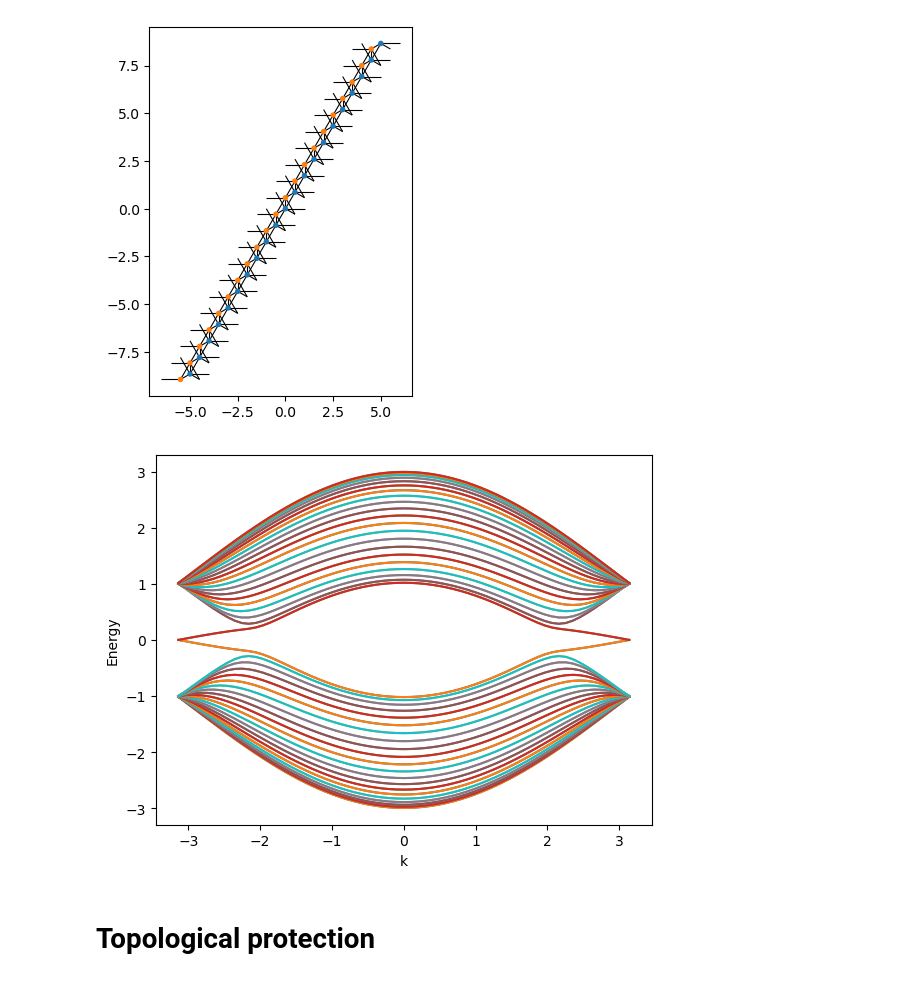
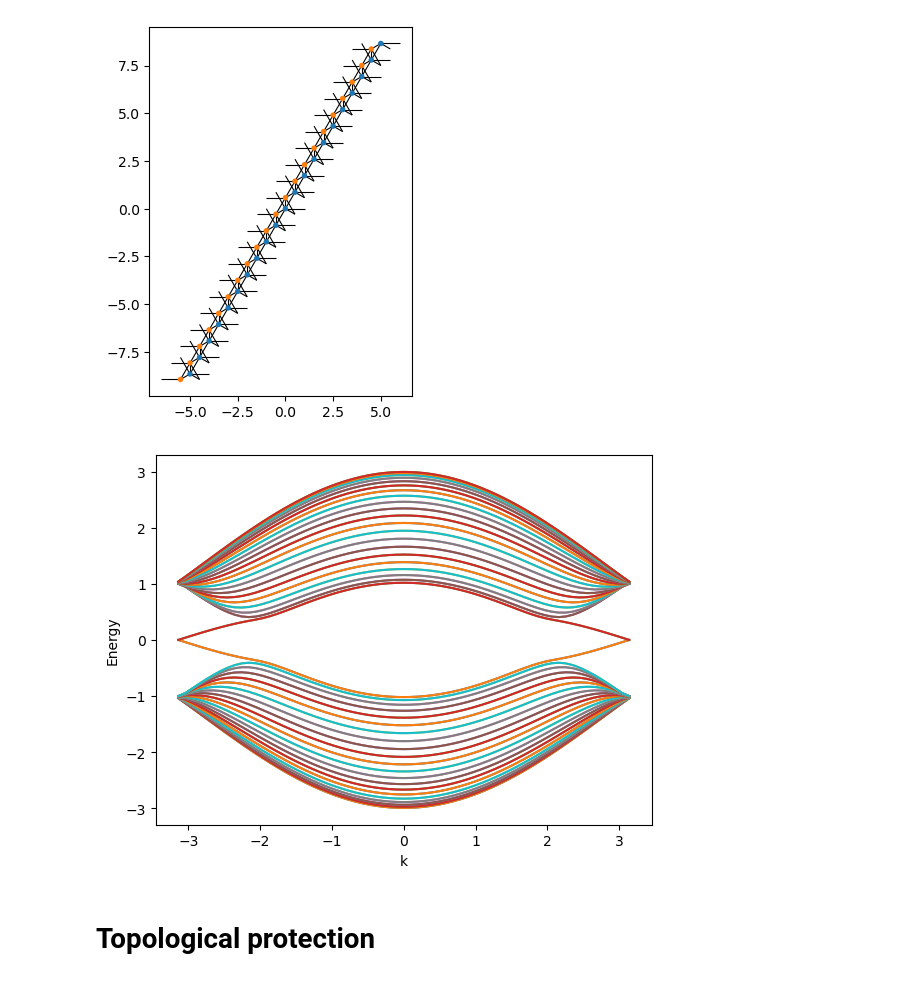
Before and after one commit to khaledoqab/Graphene_QD, a Jupyter notebook: seminar1.ipynb, the cells around one changed output. Saved outputs shown, nothing was run; the diff lists cells and outputs as text; code cells hidden in the pictures.

```diff
--- a/seminar1.ipynb
+++ b/seminar1.ipynb
@@ -377,9 +531,9 @@ plt.show()
 # %% [output]
 [figure]
 # %%
-kwant.plotter.bands(nano_ribbon2.finalized(), params=dict(param = SimpleNamespace(B = 0.0, t_prime=0.04, m=0.0)))
+kwant.plotter.bands(nano_ribbon2.finalized(), params=dict(param = SimpleNamespace(B = 0.0, t_primse=0.07, m=0.0)))
 plt.show()
 # %% [output]
-[figure, old version]
+[figure, new version]
 # %% [markdown]
 # Topological protection
```
Also changed, not shown: parts of 37 cells of this notebook.
